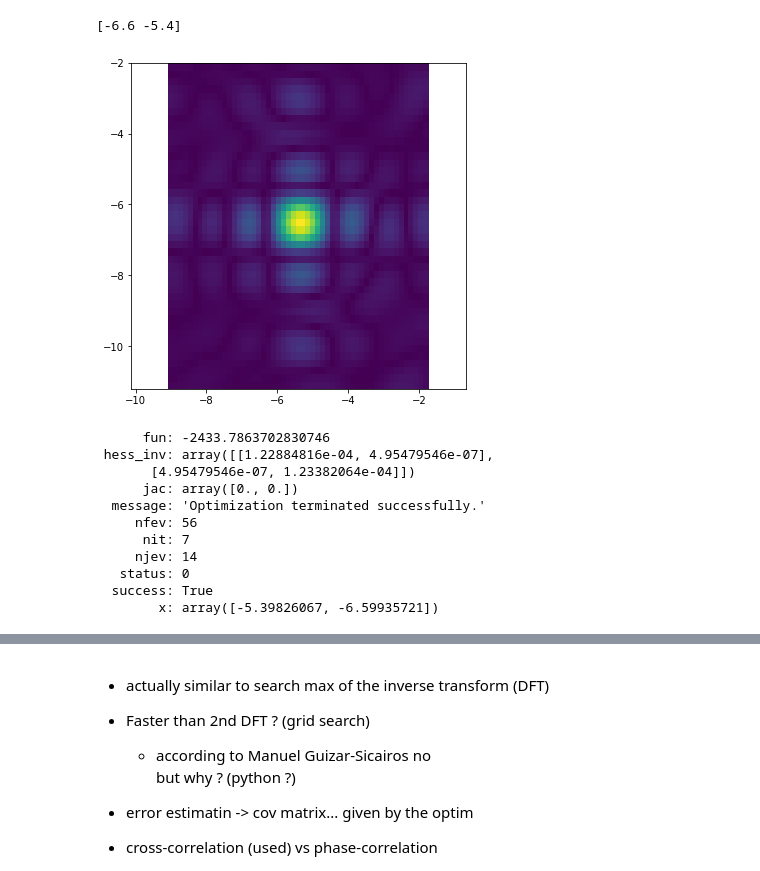
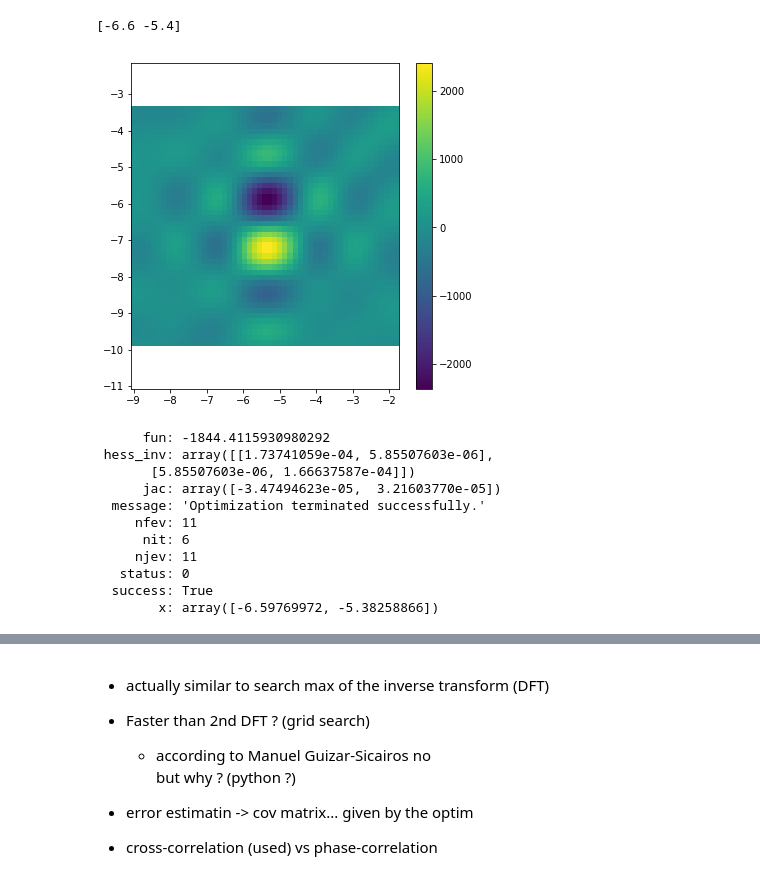
Before and after one commit to xdze2/stretchablecorr, a Jupyter notebook: toy_models/opti_corr.ipynb, the cells around one changed output, grey strips where cells are left out. Cells and saved outputs as stored; diff of their text form; code cells hidden in the pictures.

```diff
--- a/toy_models/opti_corr.ipynb
+++ b/toy_models/opti_corr.ipynb
@@ -76,10 +76,10 @@ plt.pcolormesh(B)
 
 dx, dy = 5.4, 6.6
 
-x, y = 570, 551
-Lx, Ly = 55, 69
+x, y = 570, 654
+Lx, Ly = 55, 49
 A = image[y:y+Ly, x:x+Lx]
 B = fft_translate(image, dx, dy)[y:y+Ly, x:x+Lx]
-B += 0.05*np.random.randn(*B.shape)
+B += 0.005*np.random.randn(*B.shape)
 plt.imshow(A-B);
 # %% [output]
@@ -124,53 +124,86 @@ print(shifts)
 [-6.6 -5.4]
 # %%
 def custom_dft(data, x):
-    x = x[::-1]
-    upsample_factor=1
     im2pi = 1j * 2 * np.pi
 
     dim_properties = list(zip(data.shape, x))
     for (n_items, ax_offset) in dim_properties[::-1]:
-        kernel = ax_offset * fftfreq(n_items, upsample_factor)
+        kernel = ax_offset * fftfreq(n_items, 1)
         kernel = np.exp(im2pi * kernel)
 
         # Equivalent to:
         #   data[i, j, k] = kernel[i, :] @ data[j, k].T
         data = np.tensordot(kernel, data, axes=(0, -1))
 
     return data
 
+def dft_tensordot2(data, xy):
+    im2pi = 1j * 2 * np.pi
+    y, x = xy
+    xkx = np.exp( im2pi * x * fftfreq(data.shape[1]) )
+    yky = np.exp( im2pi * y * fftfreq(data.shape[0]) )
+
+    data = np.tensordot(xkx, data, axes=(0, -1))
+    data = np.tensordot(yky, data, axes=(0, -1))
+    return data
+
+def gradx_dft(data, xy):
+    im2pi = 1j * 2 * np.pi
+    y, x = xy
+    xkx = np.exp( im2pi * x * fftfreq(data.shape[1]) ) * im2pi * fftfreq(data.shape[1])
+    yky = np.exp( im2pi * y * fftfreq(data.shape[0]) )
+
+    data = np.tensordot(xkx, data, axes=(0, -1))
+    data = np.tensordot(yky, data, axes=(0, -1))
+    return np.real(data)
+
+def grady_dft(data, xy):
+    im2pi = 1j * 2 * np.pi
+    y, x = xy
+    xkx = np.exp( im2pi * x * fftfreq(data.shape[1]) )
+    yky = np.exp( im2pi * y * fftfreq(data.shape[0]) ) * im2pi * fftfreq(data.shape[0])
+
+    data = np.tensordot(xkx, data, axes=(0, -1))
+    data = np.tensordot(yky, data, axes=(0, -1))
+    return np.real(data)
+
 # Verif. custom_dft
 zoom_factor = 15
 y_span = np.linspace(-A.shape[0]/zoom_factor - dy, +A.shape[0]/zoom_factor - dy, 45)
 x_span = np.linspace(-A.shape[1]/zoom_factor - dx, +A.shape[1]/zoom_factor - dx, 54)
 
 x_grid, y_grid = np.meshgrid(x_span, y_span)
 x_flat, y_flat = x_grid.flatten(), y_grid.flatten()
-xy = np.vstack([x_flat, y_flat]).T
+xy = np.vstack([y_flat, x_flat]).T
 
 
-dft = np.array( [np.abs( custom_dft(ab, xy_i) ) for xy_i in xy] )
+dft = np.array( [np.real( grady_dft(ab, xy_i) ) for xy_i in xy] )
 dft = dft.reshape(x_grid.shape)
 
 plt.figure(figsize=(6, 6))
 plt.pcolormesh(x_span, y_span, dft); plt.axis('equal');
+plt.colorbar();
 # %% [output]
-[figure, old version]
+[figure, new version]
 # %%
 def cost(xy, ab):
     return -np.abs( custom_dft(ab, xy) )
 
-res = minimize(cost, argmax[::-1], args=(ab, ), method='BFGS')
+def jac(xy, ab):
+    return -np.array([np.real(grady_dft(ab, xy)),
+                      np.real(gradx_dft(ab, xy))])
+
+res = minimize(cost, argmax, args=(ab, ), method='BFGS', tol=1e-2, jac=jac)
 res
 # %% [output]
-      fun: -2433.7863702830746
- hess_inv: array([[1.22884816e-04, 4.95479546e-07],
-       [4.95479546e-07, 1.23382064e-04]])
-      jac: array([0., 0.])
+      fun: -1844.4115930980292
+ hess_inv: array([[1.73741059e-04, 5.85507603e-06],
+       [5.85507603e-06, 1.66637587e-04]])
+      jac: array([-3.47494623e-05,  3.21603770e-05])
   message: 'Optimization terminated successfully.'
-     nfev: 56
-      nit: 7
-     njev: 14
+     nfev: 11
+      nit: 6
+     njev: 11
    status: 0
   success: True
-        x: array([-5.39826067, -6.59935721])
+        x: array([-6.59769972, -5.38258866])
```
Also changed, not shown: parts of 5 cells of this notebook.
